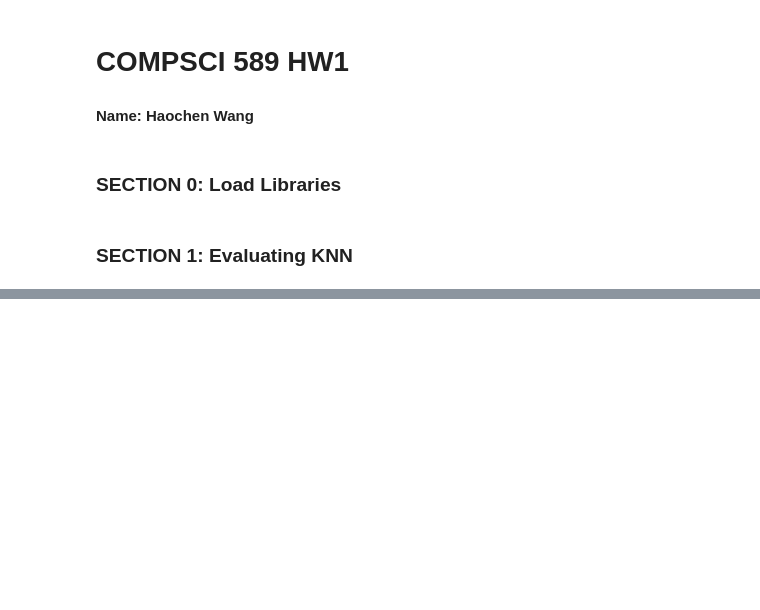
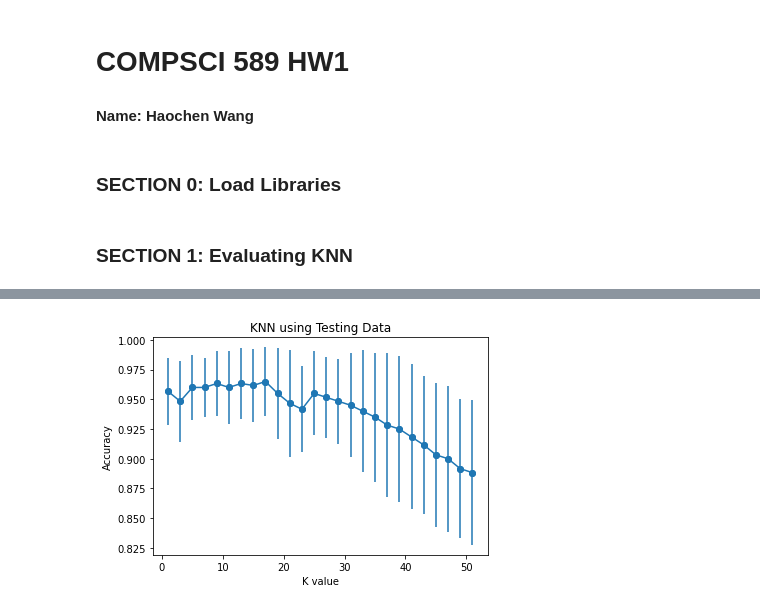
Before and after one commit to HarryWang0619/COMP589-HW1, a Jupyter notebook: KNN.ipynb, the cells around one changed output, grey strips where cells are left out. Drawn from its saved outputs; the diff is of its cells as text; code cells hidden in the pictures; blank space fills up the shorter version.

```diff
--- a/KNN.ipynb
+++ b/KNN.ipynb
@@ -261,0 +286,11 @@ def statdatatrain(data):
+# %%
+# Q1.2
+plt.scatter(k, acctest)
+
+plt.errorbar(k, acctest, yerr=stdtest, fmt="-o")
+plt.title("KNN using Testing Data")
+plt.xlabel("K value")
+plt.ylabel("Accuracy")
+plt.show()
+# %% [output]
+[figure, added]
```
Also changed, not shown: parts of 5 cells of this notebook, 4 other files.
